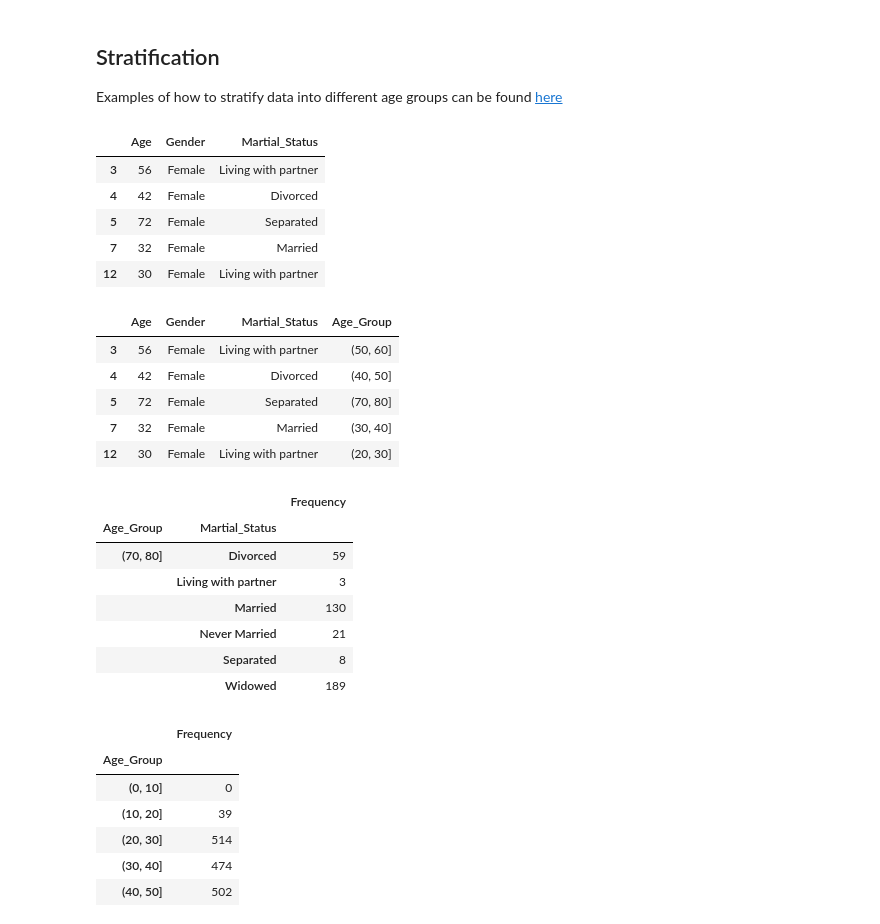
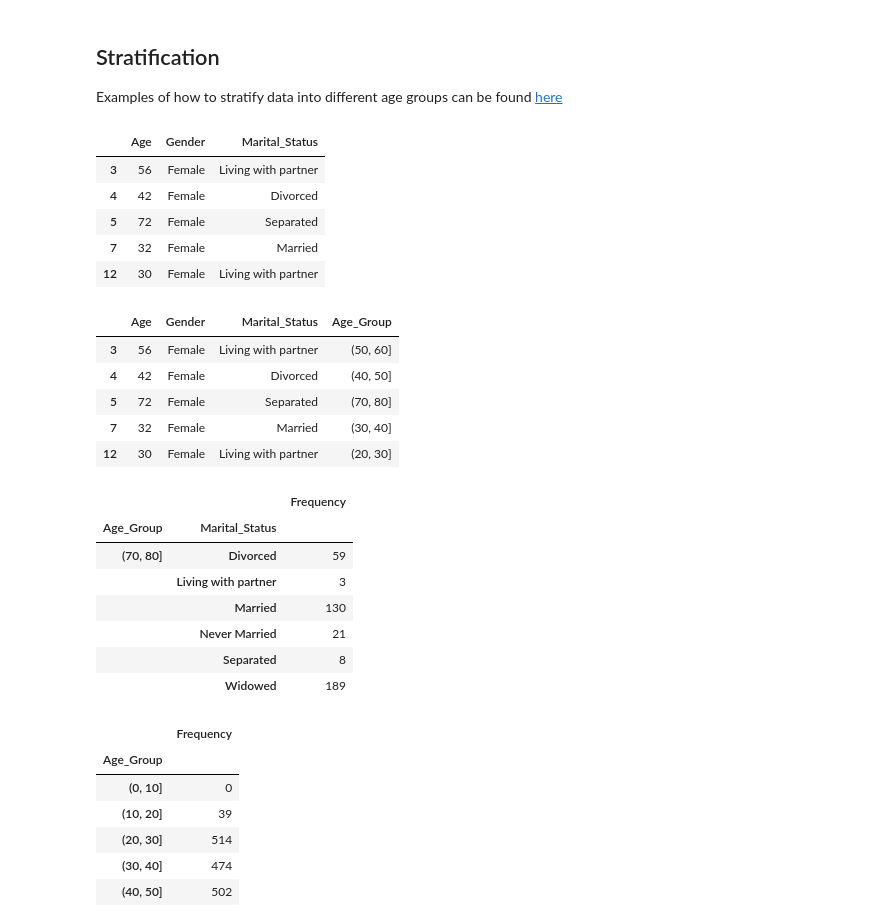
Before and after one commit to jaimebunay/statistics_in_python, a Jupyter notebook: basic_data_analysis/univarative_example.ipynb, the cells around one changed output. Cells and saved outputs as stored; diff of their text form; code cells hidden in the pictures.

```diff
--- a/basic_data_analysis/univarative_example.ipynb
+++ b/basic_data_analysis/univarative_example.ipynb
@@ -27,11 +27,11 @@ df.head()
 # rename the columns we are interested with useful/meaninful names
 df.rename(columns={'RIAGENDR':'Gender',
                   'RIDAGEYR':'Age',
-                  'DMDMARTL':'Martial_Status'}, inplace = True)
+                  'DMDMARTL':'Marital_Status'}, inplace = True)
 
 # replace interger code with meaningful text
 df['Gender'] = df['Gender'].replace({1:'Male', 2:'Female'})
-df['Martial_Status'] = df['Martial_Status'].replace(
+df['Marital_Status'] = df['Marital_Status'].replace(
     {
         1.0:'Married',
         2.0:'Widowed',
@@ -44,7 +44,7 @@ df['Martial_Status'] = df['Martial_Status'].replace(
     })
 
 # create a DataFrame with Gender, Age, and Martial_Status column
-df = df[['Age','Gender','Martial_Status']]
+df = df[['Age','Gender','Marital_Status']]
 
 # show few rows of data
 df.head()
@@ -78,5 +78,5 @@ Name: Martial_Status, dtype: int64
 # %%
 # Drop rows that have refused category, there are only two here.
-df = df[df['Martial_Status'] != 'Refused']
+df = df[df['Marital_Status'] != 'Refused']
 # %%
 # visualizing dist of martial status among different age groups for all people
@@ -150,7 +150,7 @@ Examples of how to stratify data into different age groups can be found [here](h
 female_df = df[df['Gender']=='Female'].copy()
 female_df.head()
 # %% [output]
-|  | Age | Gender | Martial_Status |
+|  | Age | Gender | Marital_Status |
 | 3 | 56 | Female | Living with partner |
 | 4 | 42 | Female | Divorced |
 | 5 | 72 | Female | Separated |
@@ -162,7 +162,7 @@ female_df.head()
 female_df['Age_Group'] = pd.cut(female_df['Age'], pd.interval_range(start=0, end=80, freq = 10))
 female_df.head()
 # %% [output]
-|  | Age | Gender | Martial_Status | Age_Group |
+|  | Age | Gender | Marital_Status | Age_Group |
 | 3 | 56 | Female | Living with partner | (50, 60] |
 | 4 | 42 | Female | Divorced | (40, 50] |
 | 5 | 72 | Female | Separated | (70, 80] |
@@ -170,12 +170,12 @@ female_df.head()
 | 12 | 30 | Female | Living with partner | (20, 30] |
 # %%
 # group data by age and martial status and use pandas agg() to get the count of participants that fall into specific categories
-female_df=female_df.groupby(['Age_Group','Martial_Status']).agg({"Age":"count"})
+female_df=female_df.groupby(['Age_Group','Marital_Status']).agg({"Age":"count"})
 female_df.rename(columns={'Age':'Frequency'}, inplace = True)
 female_df.tail(6)
 # %% [output]
 |  |  | Frequency |
-| Age_Group | Martial_Status |  |
+| Age_Group | Marital_Status |  |
 | (70, 80] | Divorced | 59 |
 |  | Living with partner | 3 |
 |  | Married | 130 |
```
Also changed, not shown: parts of 11 cells of this notebook.
